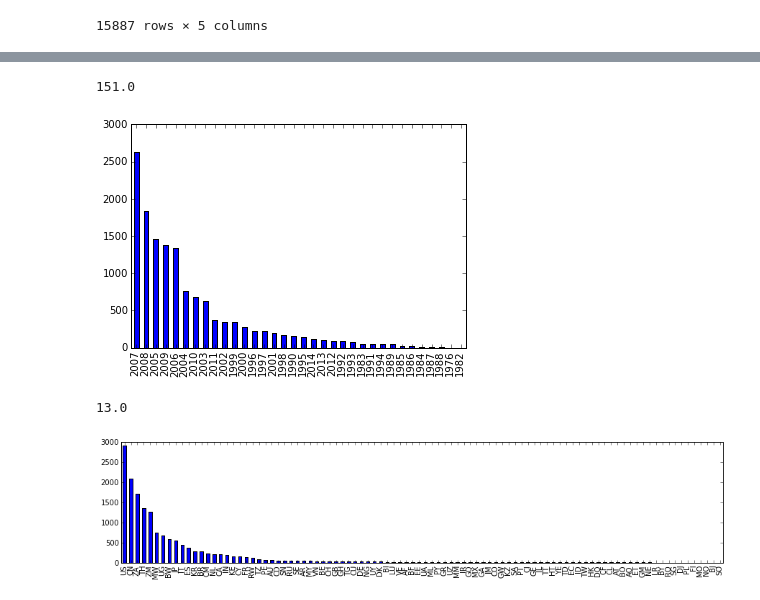
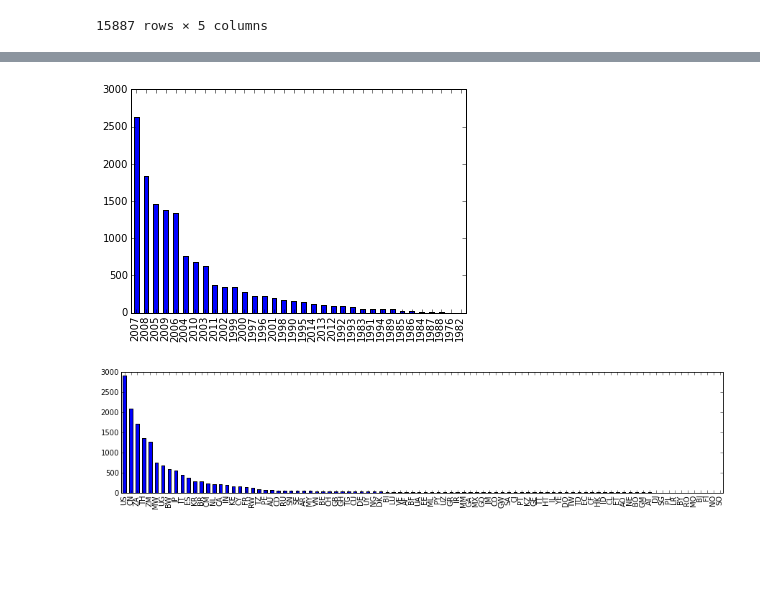
Before and after one commit to ericmjl/systems-microbiology-hiv, a Jupyter notebook: 03 Data Exploration.ipynb, the cells around one changed output, grey strips where cells are left out. Cells and saved outputs as stored; diff of their text form; code cells hidden in the pictures; blank space fills up the shorter version.

```diff
--- a/03 Data Exploration.ipynb
+++ b/03 Data Exploration.ipynb
@@ -32,4 +16,4 @@ proteases
 # %%
-rts = [s for s in SeqIO.parse('HIV1-RT.fasta', 'fasta')]
-rts
+rts = [s for s in SeqIO.parse('sequences/HIV1-RT.fasta', 'fasta')]
+len(rts)
 # %% [output]
@@ -53,7 +21,7 @@ rts
 # %%
-def extract_metadata(hiv_sequences):
+def extract_metadata(sequences):
     prot_metadata = []
-    for s in rts:
+    for s in sequences:
         metadata = s.id.split('.')
         data = dict()
         data['subtype'] = metadata[0]
@@ -64,7 +32,8 @@ def extract_metadata(hiv_sequences):
 
         prot_metadata.append(data)
 
-    return pd.DataFrame(rt_metadata).replace('-', np.nan)
+    return pd.DataFrame(prot_metadata).replace('-', np.nan)
+
 rt_metadf = extract_metadata(rts)
 protease_metadf = extract_metadata(proteases)
 # %%
@@ -112,13 +81,11 @@ protease_metadf
 # %%
 rt_metadf['year'].value_counts().plot(kind='bar')
-rt_metadf['year'].value_counts().median()
+rt_metadf['year'].value_counts().to_csv('csv/RT-num_per_year.csv')
 # %% [output]
-151.0
 [figure]
 # %%
 fig = plt.figure(figsize=(15,3))
 rt_metadf['country'].value_counts().plot(kind='bar')
-rt_metadf['country'].value_counts().quantile()
+rt_metadf['country'].value_counts().to_csv('csv/RT-num_per_country.csv')
 # %% [output]
-13.0
-[figure, old version]
+[figure, new version]
```
Also changed, not shown: parts of 6 cells of this notebook, 10 other files.
